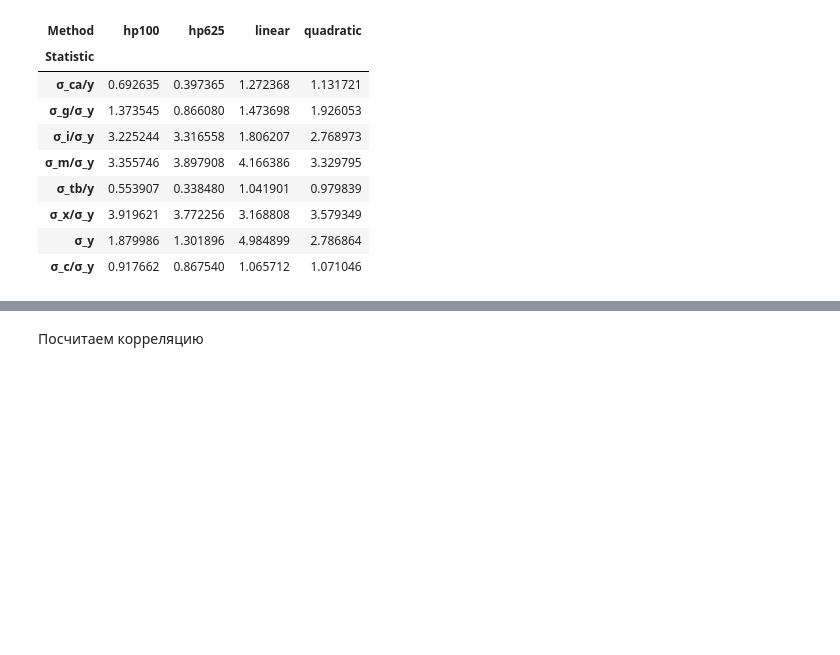
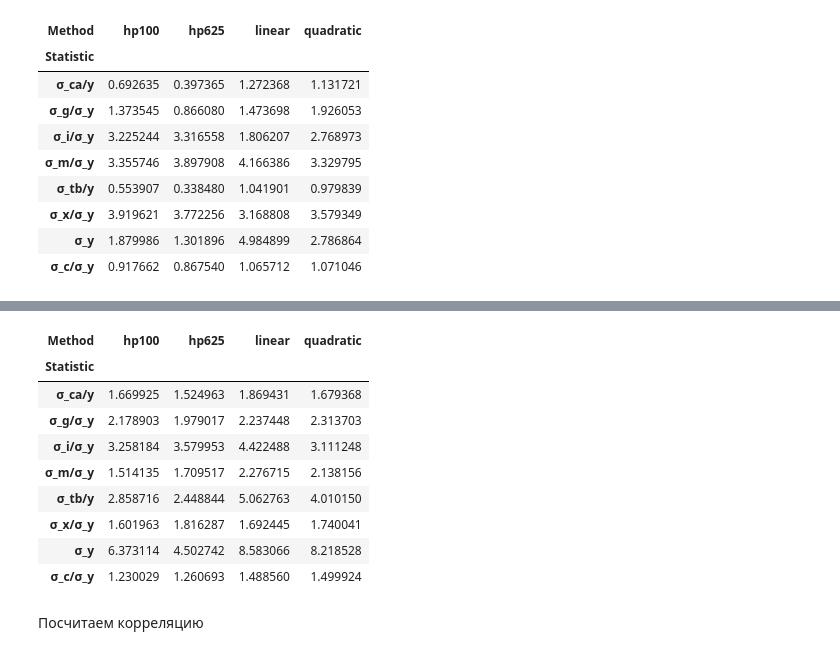
Before and after one commit to tobaffoon/CycleEvaluation, a Jupyter notebook: main.ipynb, the cells around one changed output, grey strips where cells are left out. Saved outputs shown, nothing was run; the diff lists cells and outputs as text; code cells hidden in the pictures; blank space fills up the shorter version.

```diff
--- a/main.ipynb
+++ b/main.ipynb
@@ -376,3 +389,16 @@ usa_stds
+# %%
+car_stds
+# %% [output]
+| Method | hp100 | hp625 | linear | quadratic |
+| Statistic |  |  |  |  |
+| σ_ca/y | 1.669925 | 1.524963 | 1.869431 | 1.679368 |
+| σ_g/σ_y | 2.178903 | 1.979017 | 2.237448 | 2.313703 |
+| σ_i/σ_y | 3.258184 | 3.579953 | 4.422488 | 3.111248 |
+| σ_m/σ_y | 1.514135 | 1.709517 | 2.276715 | 2.138156 |
+| σ_tb/y | 2.858716 | 2.448844 | 5.062763 | 4.010150 |
+| σ_x/σ_y | 1.601963 | 1.816287 | 1.692445 | 1.740041 |
+| σ_y | 6.373114 | 4.502742 | 8.583066 | 8.218528 |
+| σ_с/σ_y | 1.230029 | 1.260693 | 1.488560 | 1.499924 |
 # %% [markdown]
 Посчитаем корреляцию
 # %%
```
Also changed, not shown: parts of 2 cells of this notebook.
